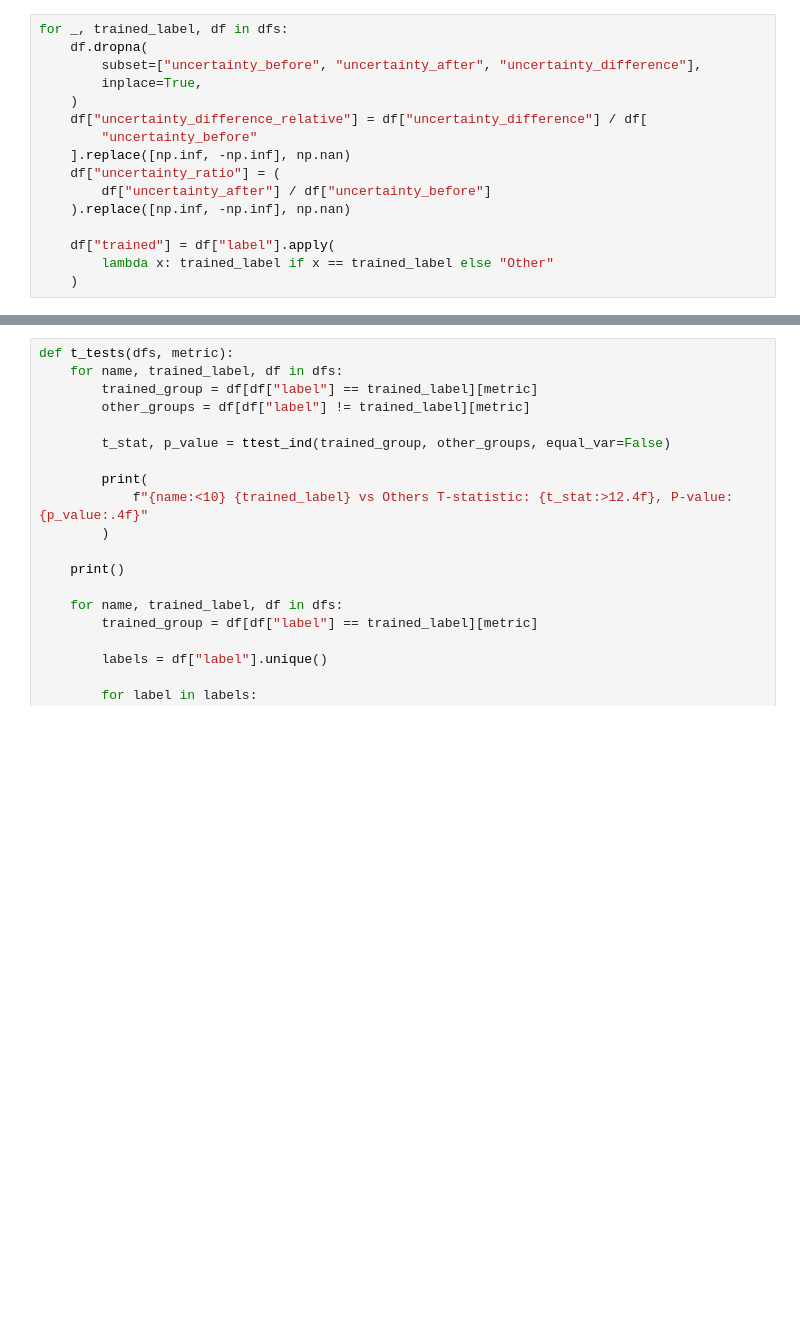
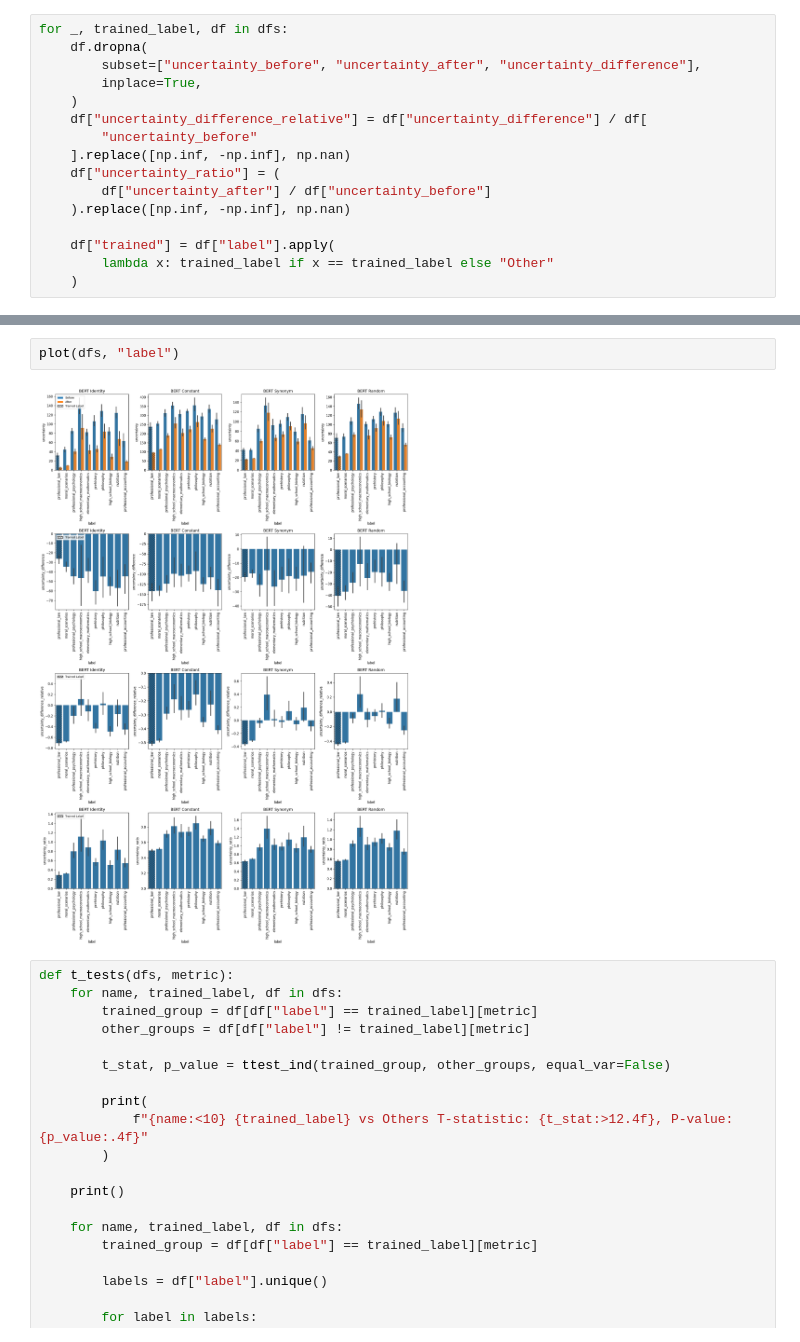
Before and after one commit to ngruenefeld/gradient-uncertainty, a Jupyter notebook: notebooks/bert_eval.ipynb, the cells around one changed output, grey strips where cells are left out. Saved outputs shown, nothing was run; the diff lists cells and outputs as text; blank space fills up the shorter version.

```diff
--- a/notebooks/bert_eval.ipynb
+++ b/notebooks/bert_eval.ipynb
@@ -602,3 +600,7 @@ plt.tight_layout()
+# %%
+plot(dfs, "label")
+# %% [output]
+[figure, added]
 # %%
 def t_tests(dfs, metric):
     for name, trained_label, df in dfs:
```
Also changed, not shown: parts of 19 cells of this notebook.
